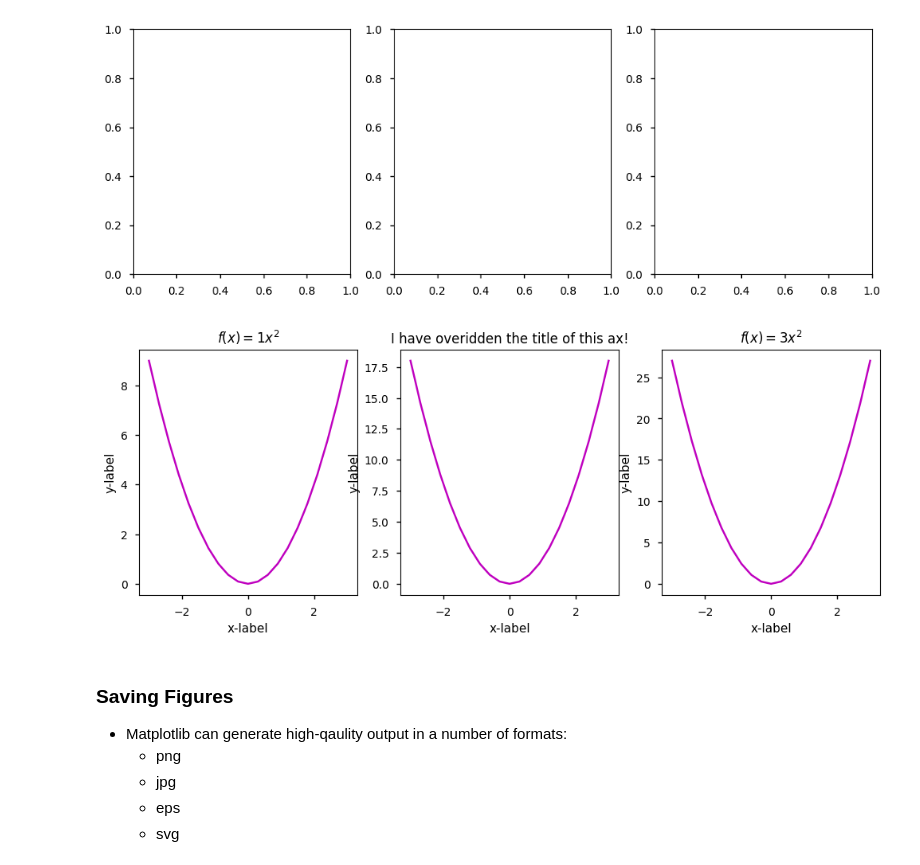
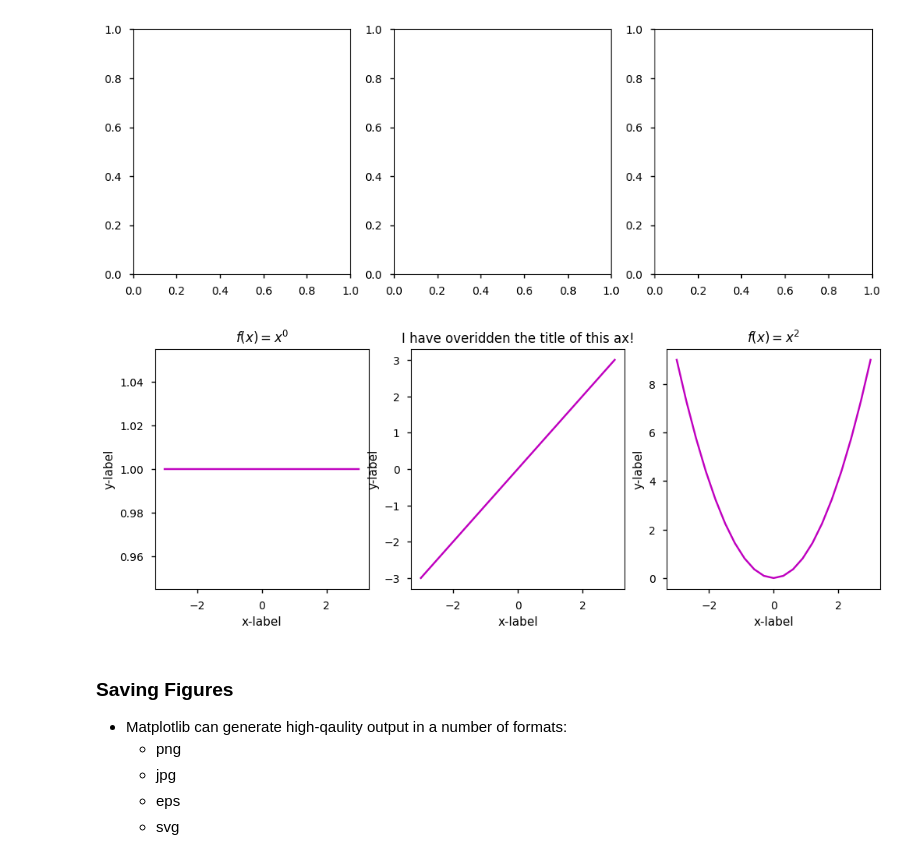
Before and after one commit to PaulToronto/Howard-University-Coursera-Linear-Algebra-For-Data-Science-Specialization, a Jupyter notebook: 1_1_2_Modeling_Data_in_Python.ipynb, the cells around one changed output. Drawn from its saved outputs; the diff is of its cells as text; code cells hidden in the pictures.

```diff
--- a/1_1_2_Modeling_Data_in_Python.ipynb
+++ b/1_1_2_Modeling_Data_in_Python.ipynb
@@ -358,15 +360,15 @@ fig
 # %%
 fig, axes = plt.subplots(nrows=1, ncols=3, figsize=(12, 4))
 
 for index, ax in enumerate(axes):
-    ax.plot(x, (index + 1) * x**2, 'm')
+    ax.plot(x, x**(index), 'm')
     ax.set_xlabel('x-label')
     ax.set_ylabel('y-label')
-    ax.set_title('$f(x) = ' + str(index + 1) + 'x^2$')
+    ax.set_title(f'$f(x) = x^{index}$')
 
 axes[1].set_title("I have overidden the title of this ax!");
 # %% [output]
-[figure, old version]
+[figure, new version]
 # %% [markdown]
 ### Saving Figures
 
```
Also changed, not shown: parts of 1 cell of this notebook.
